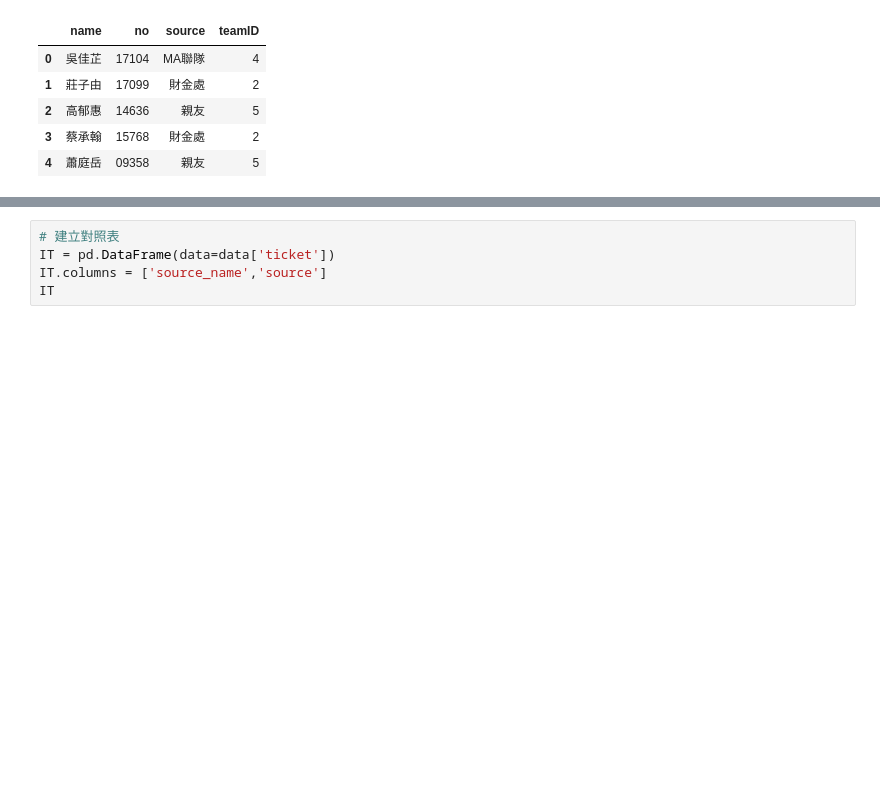
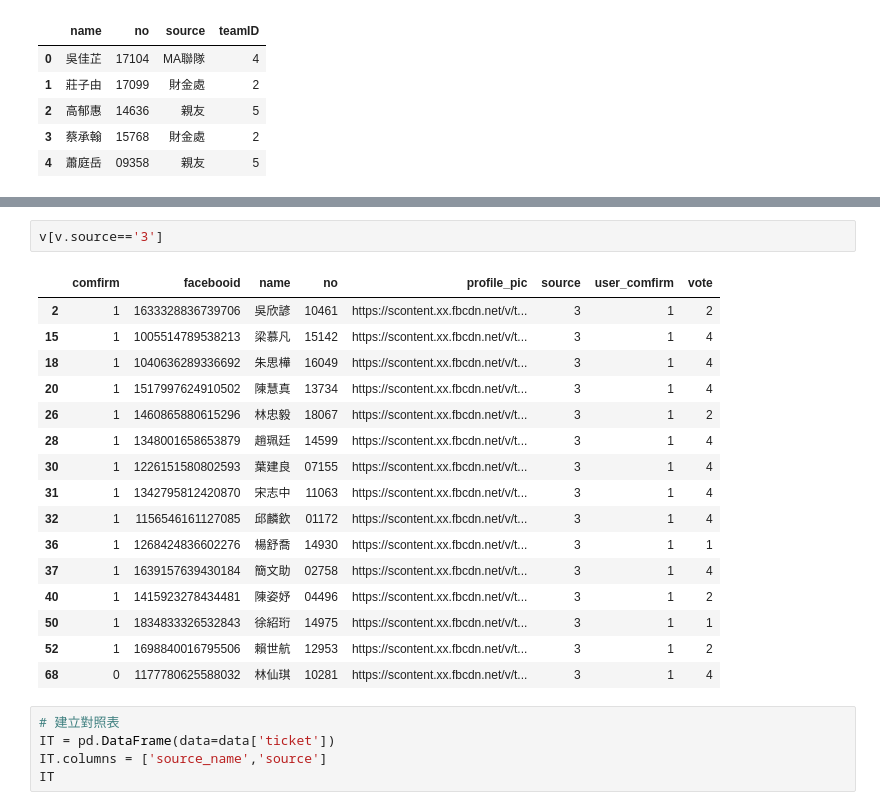
Before and after one commit to ntuaha/Esun_Tutor, a Jupyter notebook: courses/20170806.ipynb, the cells around one changed output, grey strips where cells are left out. Cells and saved outputs as stored; diff of their text form; blank space fills up the shorter version.

```diff
--- a/courses/20170806.ipynb
+++ b/courses/20170806.ipynb
@@ -160,3 +179,22 @@ v.head()
+# %%
+v[v.source=='3']
+# %% [output]
+|  | comfirm | facebooid | name | no | profile_pic | source | user_comfirm | vote |
+| 2 | 1 | 1633328836739706 | 吳欣諺 | 10461 | https://scontent.xx.fbcdn.net/v/t... | 3 | 1 | 2 |
+| 15 | 1 | 1005514789538213 | 梁慕凡 | 15142 | https://scontent.xx.fbcdn.net/v/t... | 3 | 1 | 4 |
+| 18 | 1 | 1040636289336692 | 朱思樺 | 16049 | https://scontent.xx.fbcdn.net/v/t... | 3 | 1 | 4 |
+| 20 | 1 | 1517997624910502 | 陳慧真 | 13734 | https://scontent.xx.fbcdn.net/v/t... | 3 | 1 | 4 |
+| 26 | 1 | 1460865880615296 | 林忠毅 | 18067 | https://scontent.xx.fbcdn.net/v/t... | 3 | 1 | 2 |
+| 28 | 1 | 1348001658653879 | 趙珮廷 | 14599 | https://scontent.xx.fbcdn.net/v/t... | 3 | 1 | 4 |
+| 30 | 1 | 1226151580802593 | 葉建良 | 07155 | https://scontent.xx.fbcdn.net/v/t... | 3 | 1 | 4 |
+| 31 | 1 | 1342795812420870 | 宋志中 | 11063 | https://scontent.xx.fbcdn.net/v/t... | 3 | 1 | 4 |
+| 32 | 1 | 1156546161127085 | 邱麟欽 | 01172 | https://scontent.xx.fbcdn.net/v/t... | 3 | 1 | 4 |
+| 36 | 1 | 1268424836602276 | 楊舒喬 | 14930 | https://scontent.xx.fbcdn.net/v/t... | 3 | 1 | 1 |
+| 37 | 1 | 1639157639430184 | 簡文助 | 02758 | https://scontent.xx.fbcdn.net/v/t... | 3 | 1 | 4 |
+| 40 | 1 | 1415923278434481 | 陳姿妤 | 04496 | https://scontent.xx.fbcdn.net/v/t... | 3 | 1 | 2 |
+| 50 | 1 | 1834833326532843 | 徐紹珩 | 14975 | https://scontent.xx.fbcdn.net/v/t... | 3 | 1 | 1 |
+| 52 | 1 | 1698840016795506 | 賴世航 | 12953 | https://scontent.xx.fbcdn.net/v/t... | 3 | 1 | 2 |
+| 68 | 0 | 1177780625588032 | 林仙琪 | 10281 | https://scontent.xx.fbcdn.net/v/t... | 3 | 1 | 4 |
 # %%
 # 建立對照表
 IT = pd.DataFrame(data=data['ticket'])
```
Also changed, not shown: parts of 5 cells of this notebook, 2 other files.
